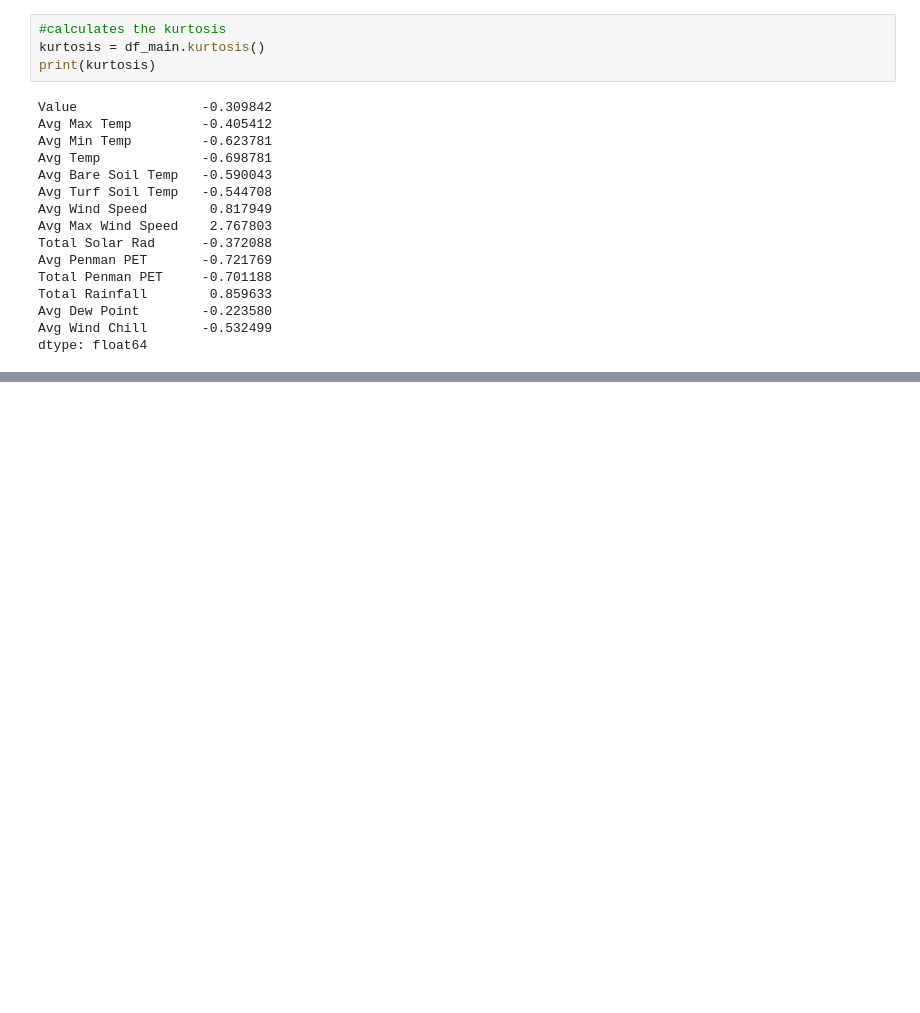
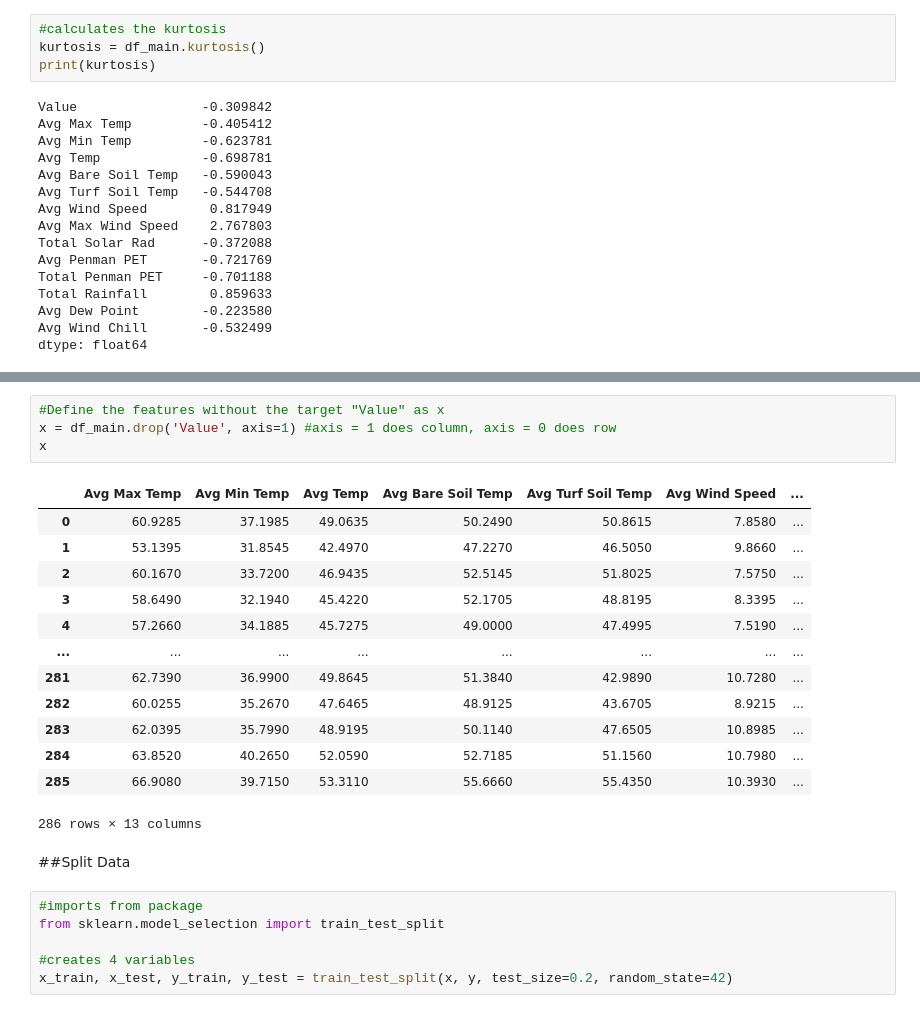
Before and after one commit to dajley/IQR-Method, a Jupyter notebook: Main_Dataset.ipynb, the cells around one changed output, grey strips where cells are left out. Saved outputs shown, nothing was run; the diff lists cells and outputs as text; blank space fills up the shorter version.

```diff
--- a/Main_Dataset.ipynb
+++ b/Main_Dataset.ipynb
@@ -180,0 +285,26 @@ for col in df_main.columns:
+# %%
+#Define the features without the target "Value" as x
+x = df_main.drop('Value', axis=1) #axis = 1 does column, axis = 0 does row
+x
+# %% [output]
+|  | Avg Max Temp | Avg Min Temp | Avg Temp | Avg Bare Soil Temp | Avg Turf Soil Temp | Avg Wind Speed | ... |
+| 0 | 60.9285 | 37.1985 | 49.0635 | 50.2490 | 50.8615 | 7.8580 | ... |
+| 1 | 53.1395 | 31.8545 | 42.4970 | 47.2270 | 46.5050 | 9.8660 | ... |
+| 2 | 60.1670 | 33.7200 | 46.9435 | 52.5145 | 51.8025 | 7.5750 | ... |
+| 3 | 58.6490 | 32.1940 | 45.4220 | 52.1705 | 48.8195 | 8.3395 | ... |
+| 4 | 57.2660 | 34.1885 | 45.7275 | 49.0000 | 47.4995 | 7.5190 | ... |
+| ... | ... | ... | ... | ... | ... | ... | ... |
+| 281 | 62.7390 | 36.9900 | 49.8645 | 51.3840 | 42.9890 | 10.7280 | ... |
+| 282 | 60.0255 | 35.2670 | 47.6465 | 48.9125 | 43.6705 | 8.9215 | ... |
+| 283 | 62.0395 | 35.7990 | 48.9195 | 50.1140 | 47.6505 | 10.8985 | ... |
+| 284 | 63.8520 | 40.2650 | 52.0590 | 52.7185 | 51.1560 | 10.7980 | ... |
+| 285 | 66.9080 | 39.7150 | 53.3110 | 55.6660 | 55.4350 | 10.3930 | ... |
+286 rows × 13 columns
+# %% [markdown]
+##Split Data
+# %%
+#imports from package
+from sklearn.model_selection import train_test_split
+
+#creates 4 variables
+x_train, x_test, y_train, y_test = train_test_split(x, y, test_size=0.2, random_state=42)
```
Also changed, not shown: parts of 30 cells of this notebook.
